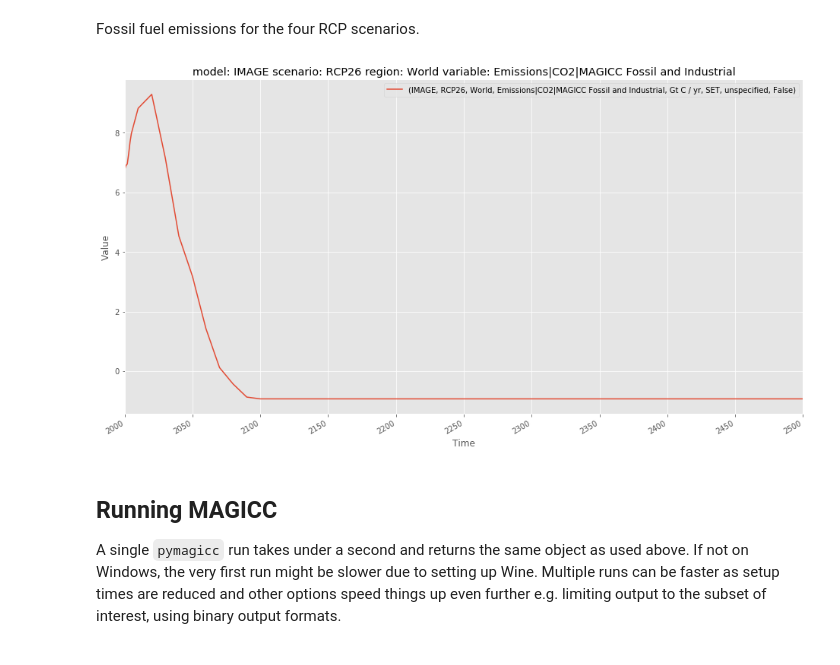
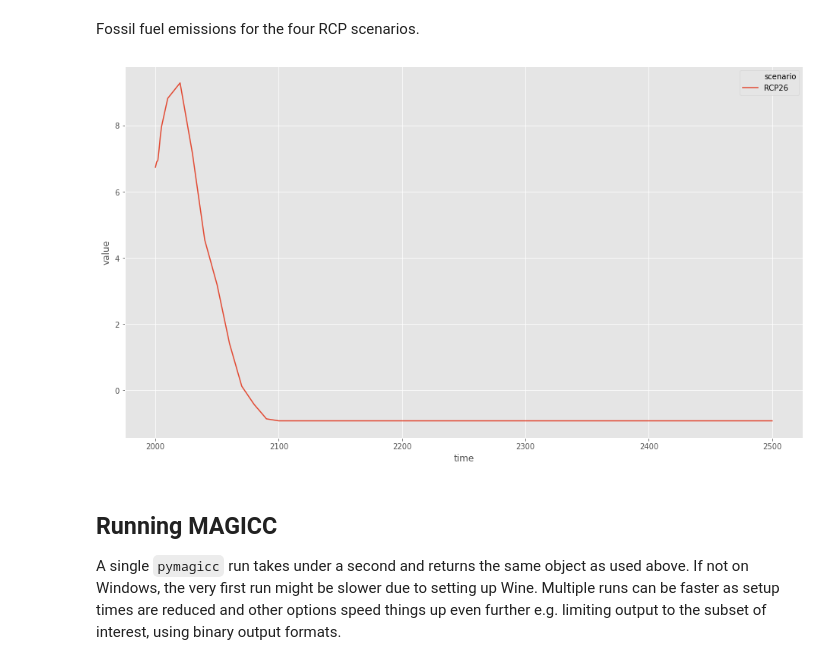
Before and after one commit to openscm/pymagicc, a Jupyter notebook: notebooks/Example.ipynb, the cells around one changed output. Cells and saved outputs as stored; diff of their text form; code cells hidden in the pictures.

```diff
--- a/notebooks/Example.ipynb
+++ b/notebooks/Example.ipynb
@@ -108,10 +104,10 @@ Fossil fuel emissions for the four RCP scenarios.
 # %%
 rcps.filter(
     variable="Emissions|CO2|MAGICC Fossil and Industrial",
     region="World"
-).line_plot(x="time", figsize=(16, 9));
+).lineplot(x="time");
 # %% [output]
-[figure, old version]
+[figure, new version]
 # %% [markdown]
 ## Running MAGICC
 
```
Also changed, not shown: parts of 4 cells of this notebook, 1 other file.
